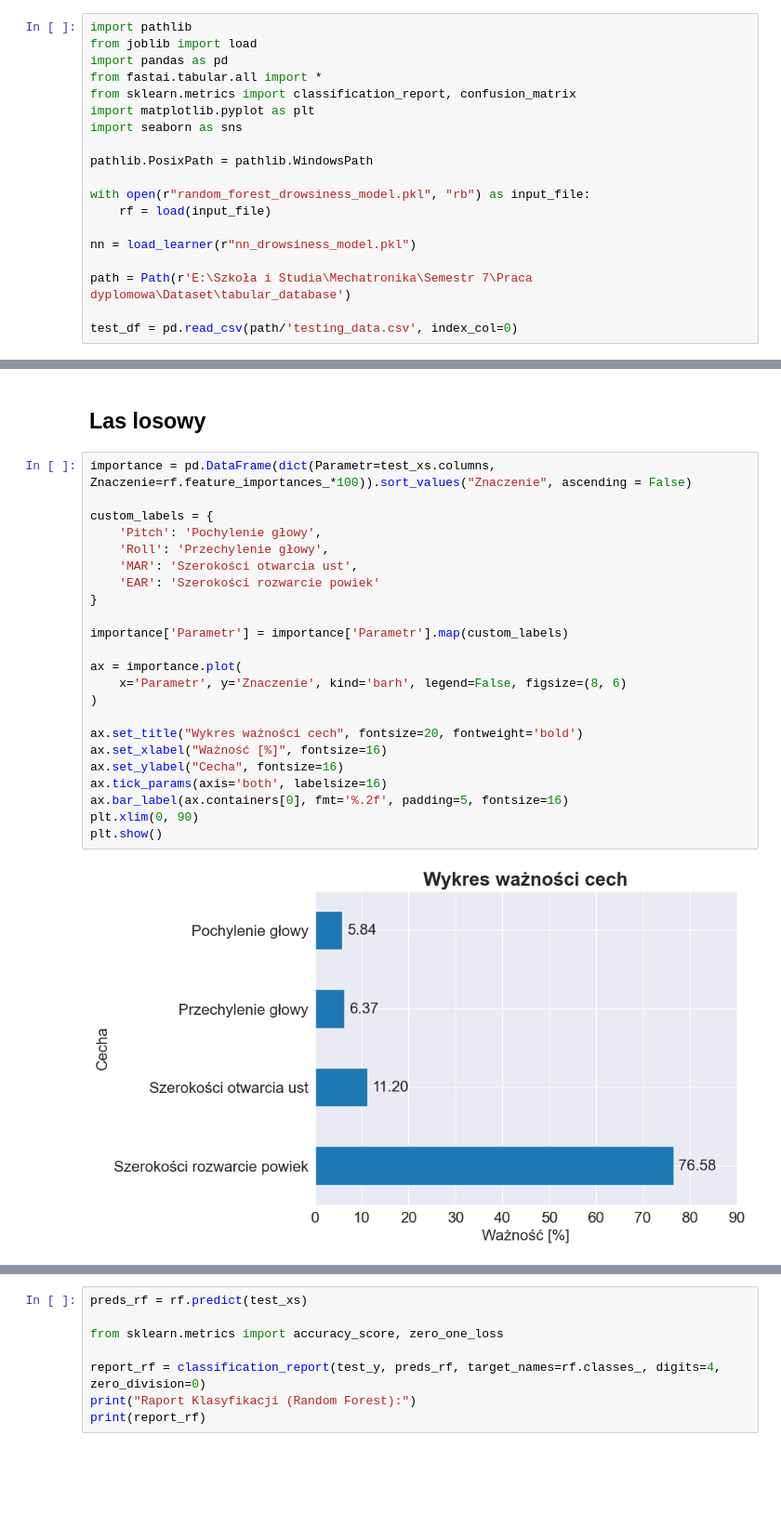
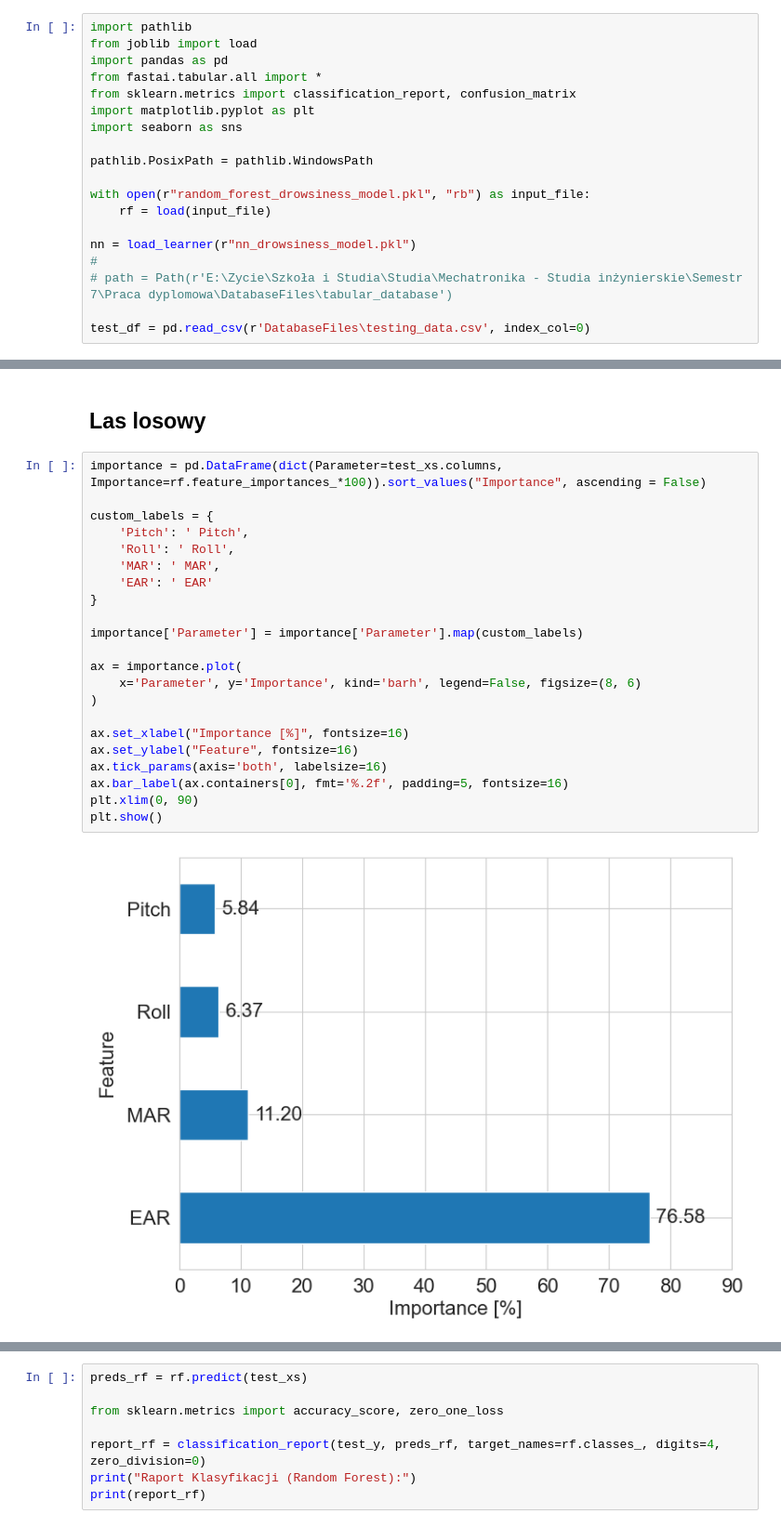
Before and after one commit to AdrianPanasiewicz/Drowsiness_detection_system, a Jupyter notebook: Workspace/Models/validating_on_test_dataset.ipynb, the cells around one changed output, grey strips where cells are left out. Shown at 93% size. Drawn from its saved outputs; the diff is of its cells as text; blank space fills up the shorter version.

```diff
--- a/Workspace/Models/validating_on_test_dataset.ipynb
+++ b/Workspace/Models/validating_on_test_dataset.ipynb
@@ -15,10 +15,10 @@ with open(r"random_forest_drowsiness_model.pkl", "rb") as input_file:
     rf = load(input_file)
 
 nn = load_learner(r"nn_drowsiness_model.pkl")
+#
+# path = Path(r'E:\Zycie\Szkoła i Studia\Studia\Mechatronika - Studia inżynierskie\Semestr 7\Praca dyplomowa\DatabaseFiles\tabular_database')
 
-path = Path(r'E:\Szkoła i Studia\Mechatronika\Semestr 7\Praca dyplomowa\Dataset\tabular_database')
-
-test_df = pd.read_csv(path/'testing_data.csv', index_col=0)
+test_df = pd.read_csv(r'DatabaseFiles\testing_data.csv', index_col=0)
 # %% [markdown]
 # Przygotowanie danych
 # %%
@@ -56,30 +56,29 @@ test_dl = nn.dls.test_dl(test_df)
 # %% [markdown]
 ## Las losowy
 # %%
-importance = pd.DataFrame(dict(Parametr=test_xs.columns, Znaczenie=rf.feature_importances_*100)).sort_values("Znaczenie", ascending = False)
+importance = pd.DataFrame(dict(Parameter=test_xs.columns, Importance=rf.feature_importances_*100)).sort_values("Importance", ascending = False)
 
 custom_labels = {
-    'Pitch': 'Pochylenie głowy',
-    'Roll': 'Przechylenie głowy',
-    'MAR': 'Szerokości otwarcia ust',
-    'EAR': 'Szerokości rozwarcie powiek'
+    'Pitch': ' Pitch',
+    'Roll': ' Roll',
+    'MAR': ' MAR',
+    'EAR': ' EAR'
 }
 
-importance['Parametr'] = importance['Parametr'].map(custom_labels)
+importance['Parameter'] = importance['Parameter'].map(custom_labels)
 
 ax = importance.plot(
-    x='Parametr', y='Znaczenie', kind='barh', legend=False, figsize=(8, 6)
+    x='Parameter', y='Importance', kind='barh', legend=False, figsize=(8, 6)
 )
 
-ax.set_title("Wykres ważności cech", fontsize=20, fontweight='bold')
-ax.set_xlabel("Ważność [%]", fontsize=16)
-ax.set_ylabel("Cecha", fontsize=16)
+ax.set_xlabel("Importance [%]", fontsize=16)
+ax.set_ylabel("Feature", fontsize=16)
 ax.tick_params(axis='both', labelsize=16)
 ax.bar_label(ax.containers[0], fmt='%.2f', padding=5, fontsize=16)
 plt.xlim(0, 90)
 plt.show()
 # %% [output]
-[figure, old version]
+[figure, new version]
 # %%
 import matplotlib.pyplot as plt
 from sklearn.inspection import PartialDependenceDisplay
```
Also changed, not shown: parts of 6 cells of this notebook.
